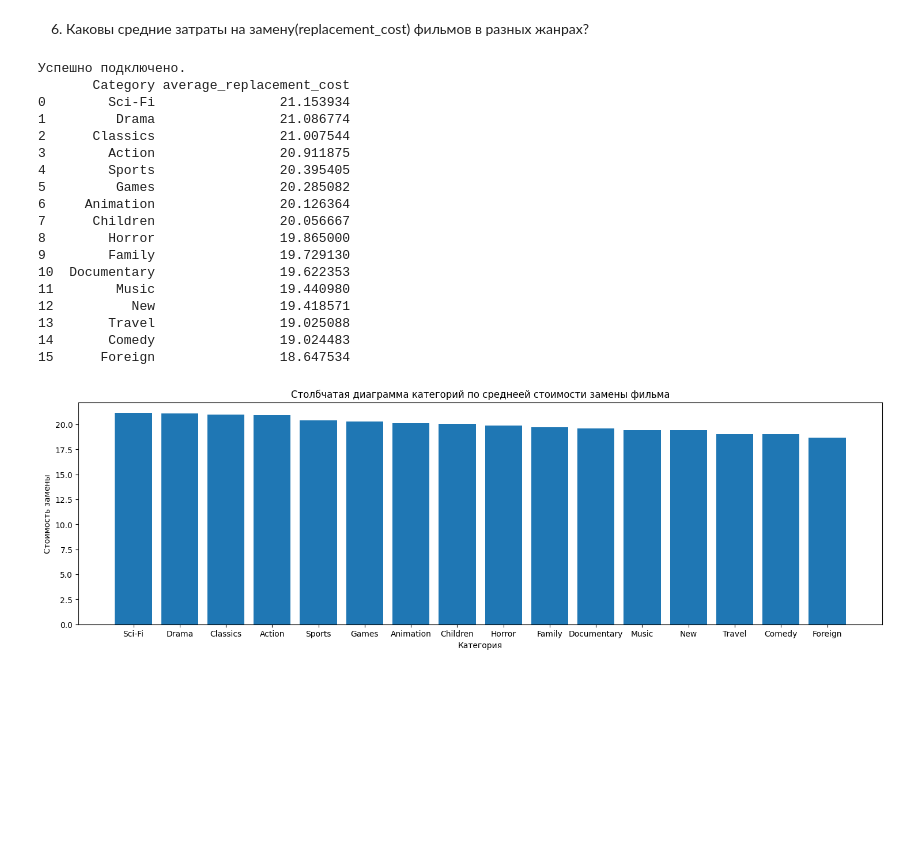
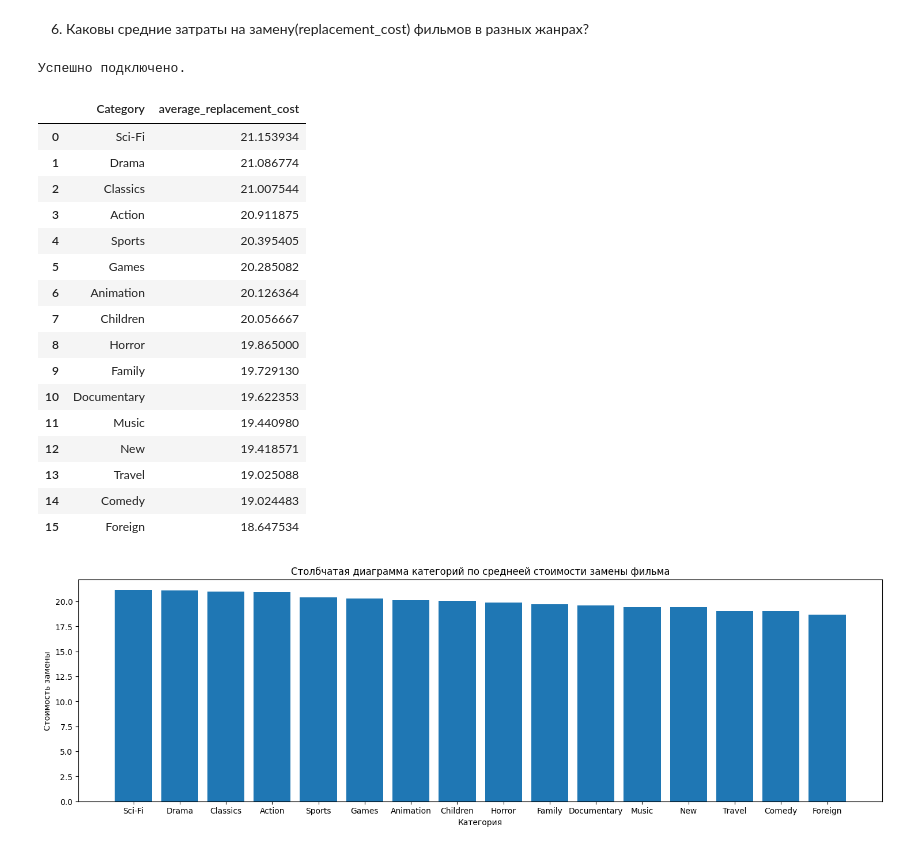
Before and after one commit to J1wZ/python_ml, a Jupyter notebook: Промежуточная-аттестация-2/Задача2.ipynb, the cells around one changed output. Saved outputs shown, nothing was run; the diff lists cells and outputs as text; code cells hidden in the pictures; blank space fills up the shorter version.

```diff
--- a/Промежуточная-аттестация-2/Задача2.ipynb
+++ b/Промежуточная-аттестация-2/Задача2.ipynb
@@ -258,34 +258,34 @@ plt.show()
 # %%
 query = """
     SELECT category.name as Category, AVG(film.replacement_cost) as average_replacement_cost
     FROM film
     INNER JOIN film_category ON film.film_id = film_category.film_id
     INNER JOIN category ON category.category_id = film_category.category_id
     group by Category
     order by average_replacement_cost desc
     """
 average_replacement_cost = exec_query(query)
-print(average_replacement_cost)
 average_replacement_cost.to_csv('average_replacement_cost.csv', sep=',', index=False, encoding='utf-8')
+average_replacement_cost
 # %% [output]
 Успешно подключено.
-       Category average_replacement_cost
-0        Sci-Fi                21.153934
-1         Drama                21.086774
-2      Classics                21.007544
-3        Action                20.911875
-4        Sports                20.395405
-5         Games                20.285082
-6     Animation                20.126364
-7      Children                20.056667
-8        Horror                19.865000
-9        Family                19.729130
-10  Documentary                19.622353
-11        Music                19.440980
-12          New                19.418571
-13       Travel                19.025088
-14       Comedy                19.024483
-15      Foreign                18.647534
+|  | Category | average_replacement_cost |
+| 0 | Sci-Fi | 21.153934 |
+| 1 | Drama | 21.086774 |
+| 2 | Classics | 21.007544 |
+| 3 | Action | 20.911875 |
+| 4 | Sports | 20.395405 |
+| 5 | Games | 20.285082 |
+| 6 | Animation | 20.126364 |
+| 7 | Children | 20.056667 |
+| 8 | Horror | 19.865000 |
+| 9 | Family | 19.729130 |
+| 10 | Documentary | 19.622353 |
+| 11 | Music | 19.440980 |
+| 12 | New | 19.418571 |
+| 13 | Travel | 19.025088 |
+| 14 | Comedy | 19.024483 |
+| 15 | Foreign | 18.647534 |
 # %%
 import matplotlib.pyplot as plt
 
```
Also changed, not shown: parts of 6 cells of this notebook.
